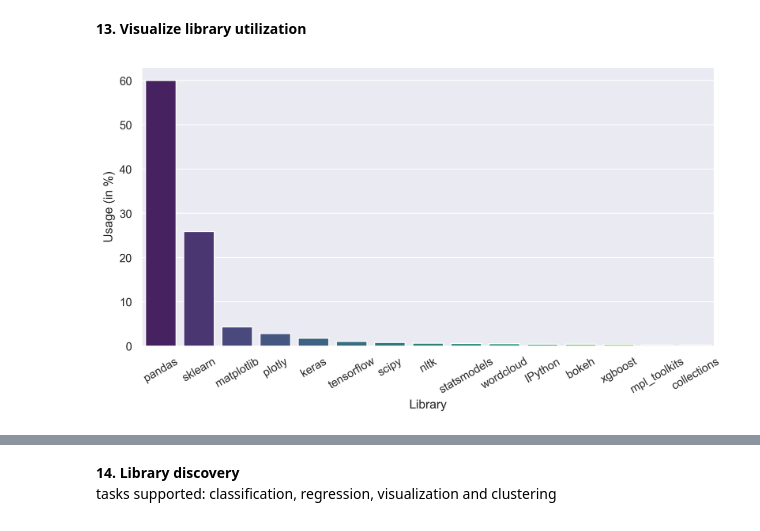
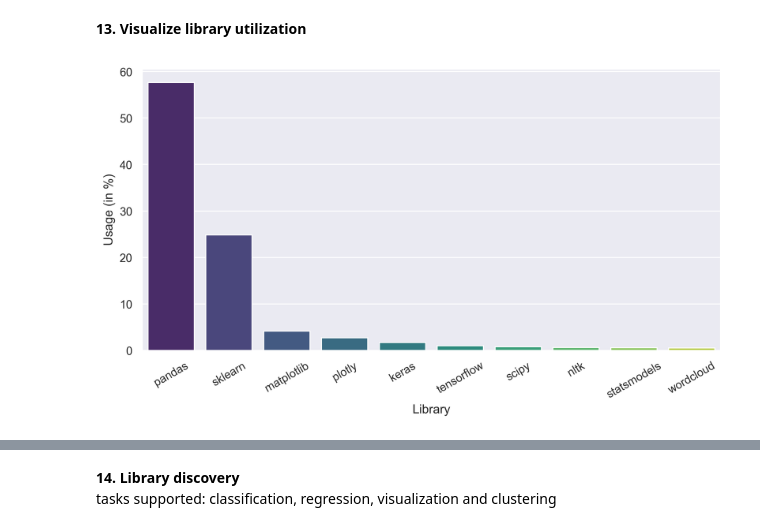
Before and after one commit to CoDS-GCS/kglids, a Jupyter notebook: KGLiDS_notebook.ipynb, the cells around one changed output, grey strips where cells are left out. Drawn from its saved outputs; the diff is of its cells as text; code cells hidden in the pictures.

```diff
--- a/KGLiDS_notebook.ipynb
+++ b/KGLiDS_notebook.ipynb
@@ -249,9 +249,9 @@ kglids.get_hyperparameters(classifier_info.iloc[8])
 # %% [markdown]
 <b>13. Visualize library utilization</b>
 # %%
-kglids.get_top_k_library_used(k=15)
+kglids.get_top_k_library_used(k=10)
 # %% [output]
-[figure, old version]
+[figure, new version]
 # %%
 kglids.get_top_k_library_used(dataset='fedesoriano.hepatitis-c-dataset', k=10)
 # %% [output]
```
Also changed, not shown: parts of 2 cells of this notebook, 2 other files.
